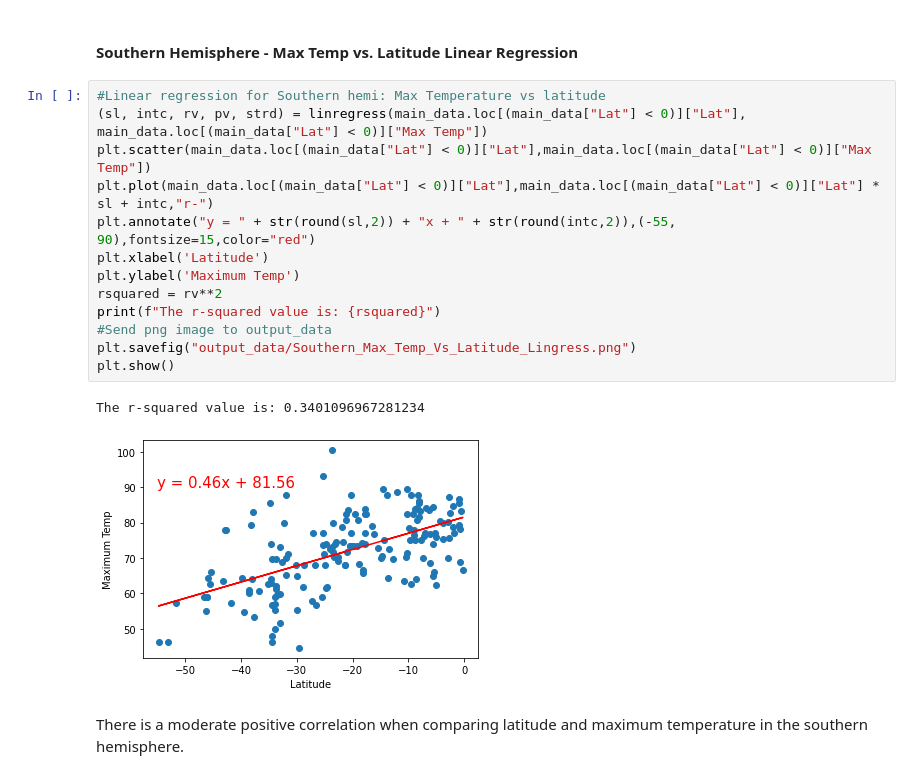
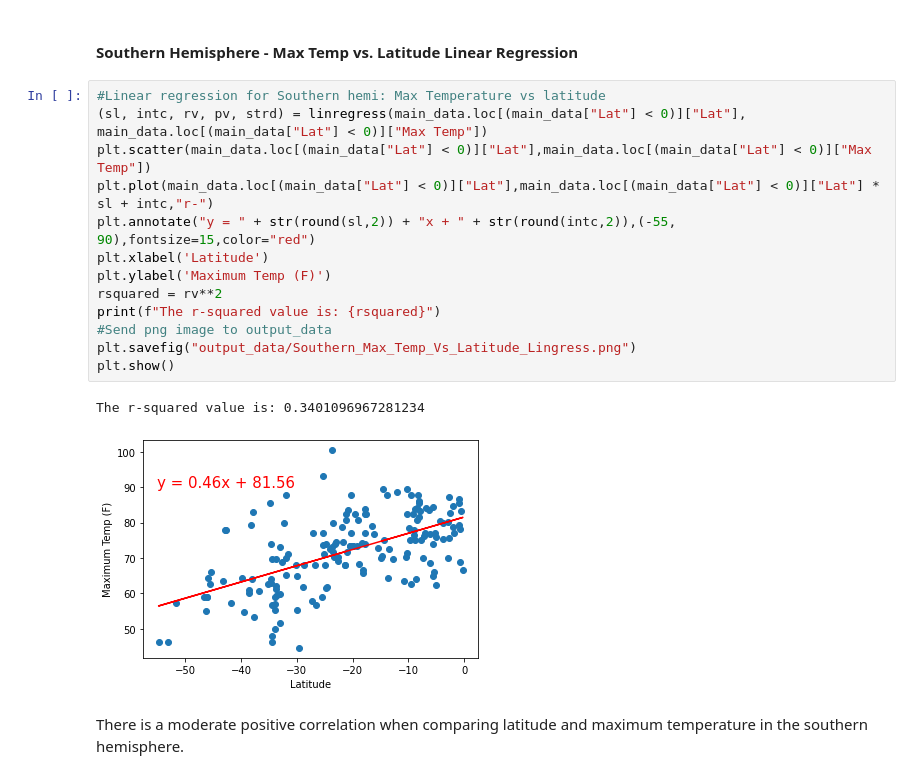
Before and after one commit to sumitz1207/Python-API-challenge-06, a Jupyter notebook: WeatherPy/WeatherPy.ipynb, the cells around one changed output. Drawn from its saved outputs; the diff is of its cells as text.

```diff
--- a/WeatherPy/WeatherPy.ipynb
+++ b/WeatherPy/WeatherPy.ipynb
@@ -276,19 +282,19 @@ There is a strong negative correlation when comparing latitude and maximum tempe
 # %%
 #Linear regression for Southern hemi: Max Temperature vs latitude
 (sl, intc, rv, pv, strd) = linregress(main_data.loc[(main_data["Lat"] < 0)]["Lat"], main_data.loc[(main_data["Lat"] < 0)]["Max Temp"])
 plt.scatter(main_data.loc[(main_data["Lat"] < 0)]["Lat"],main_data.loc[(main_data["Lat"] < 0)]["Max Temp"])
 plt.plot(main_data.loc[(main_data["Lat"] < 0)]["Lat"],main_data.loc[(main_data["Lat"] < 0)]["Lat"] * sl + intc,"r-")
 plt.annotate("y = " + str(round(sl,2)) + "x + " + str(round(intc,2)),(-55, 90),fontsize=15,color="red")
 plt.xlabel('Latitude')
-plt.ylabel('Maximum Temp')
+plt.ylabel('Maximum Temp (F)')
 rsquared = rv**2
 print(f"The r-squared value is: {rsquared}")
 #Send png image to output_data
 plt.savefig("output_data/Southern_Max_Temp_Vs_Latitude_Lingress.png")
 plt.show()
 # %% [output]
 The r-squared value is: 0.3401096967281234
-[figure, old version]
+[figure, new version]
 # %% [markdown]
 There is a moderate positive correlation when comparing latitude and maximum temperature in the southern hemisphere.
 # %% [markdown]
```
Also changed, not shown: parts of 3 cells of this notebook, 8 other files.
